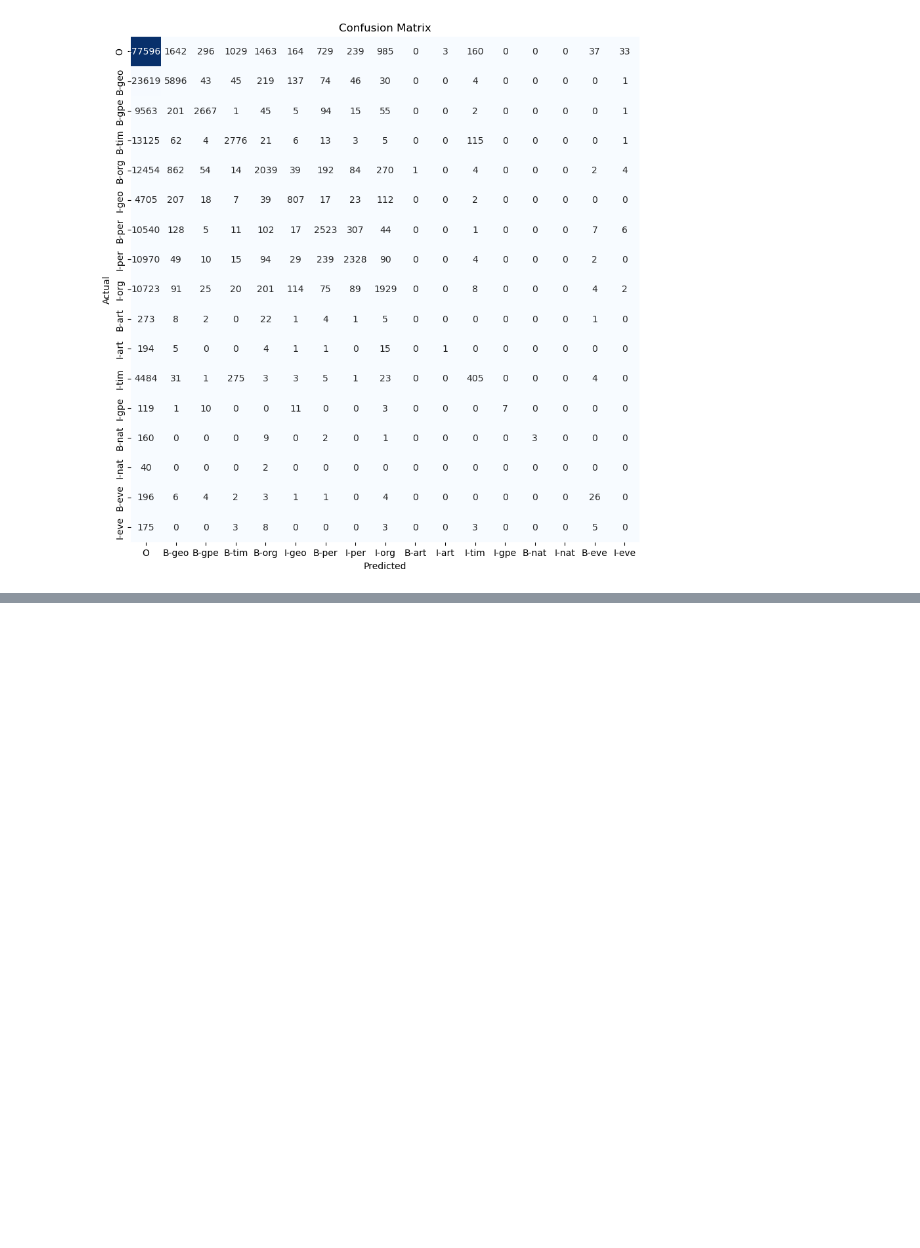
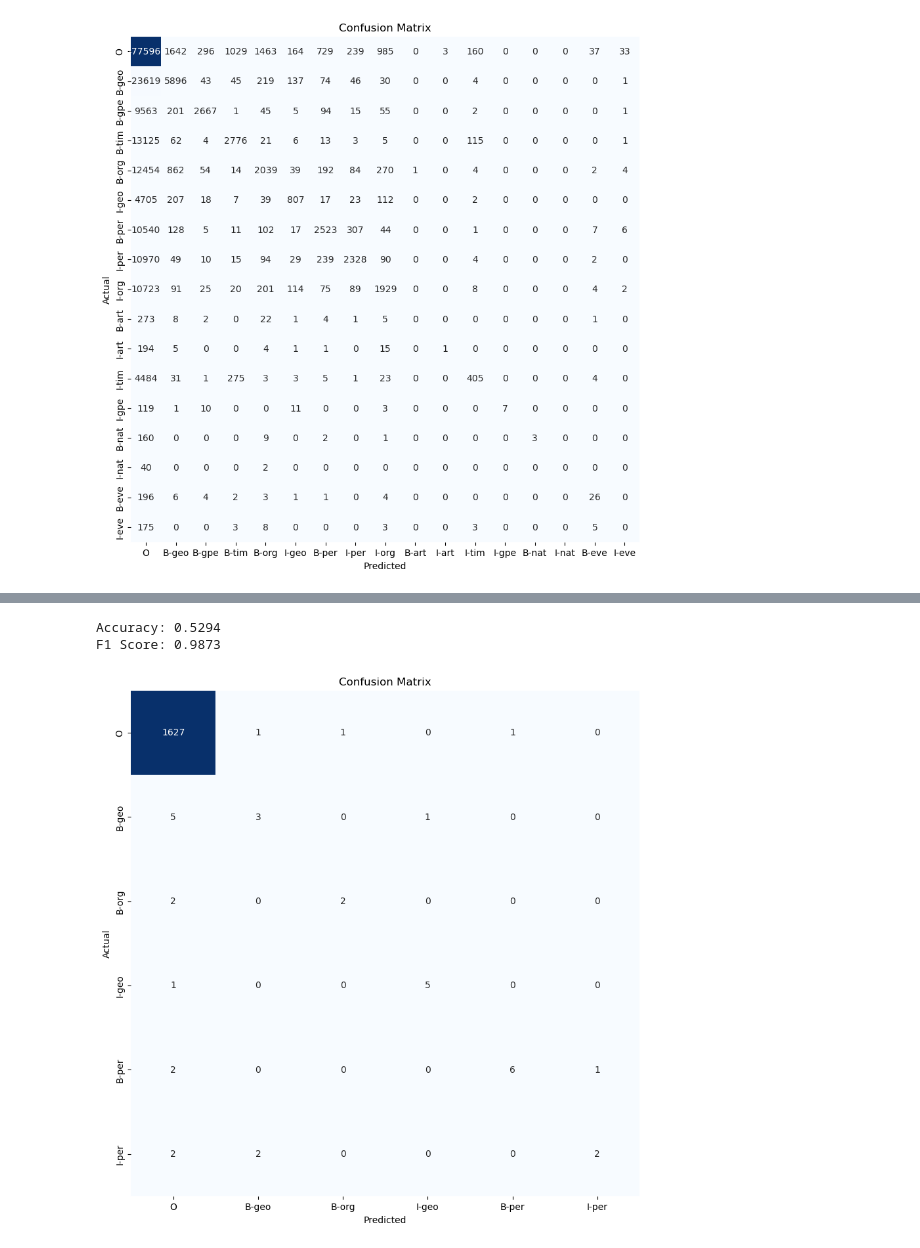
Before and after one commit to davidrosado4/named-entity-recognition, a Jupyter notebook: reproduce_results.ipynb, the cells around one changed output, grey strips where cells are left out. Cells and saved outputs as stored; diff of their text form; code cells hidden in the pictures; blank space fills up the shorter version.

Commit message:
tiny test solution for Bi-LSTM

```diff
--- a/reproduce_results.ipynb
+++ b/reproduce_results.ipynb
@@ -306,6 +306,9 @@ F1 Score: 0.9276
 # %%
 X_train, y_train, num_words, num_tags, word2idx, tag2idx = preprocess_BiLSTM_train_data(train)
 X_test, y_test = preprocess_BiLSTM_test_data(test, word2idx, tag2idx,num_words)
+# %%
+tiny_test = get_tiny_test_lstm()
+X_tiny, y_tiny = preprocess_BiLSTM_test_data(tiny_test, word2idx, tag2idx,num_words)
 # %% [markdown]
 ### Load Model
 # %%
@@ -341,0 +347,2 @@ F1 Score: 0.9699
+# %%
+y_tiny_pred = predict_lstm(lstm_model, X_tiny)
@@ -341,0 +371,6 @@ F1 Score: 0.9699
+# %%
+evaluate_lstm(y_tiny.flatten().tolist(), y_tiny_pred.flatten().tolist(), tag_dict_rev)
+# %% [output]
+Accuracy: 0.5294
+F1 Score: 0.9873
+[figure, added]
```
Also changed, not shown: parts of 8 cells of this notebook, 1 other file.
